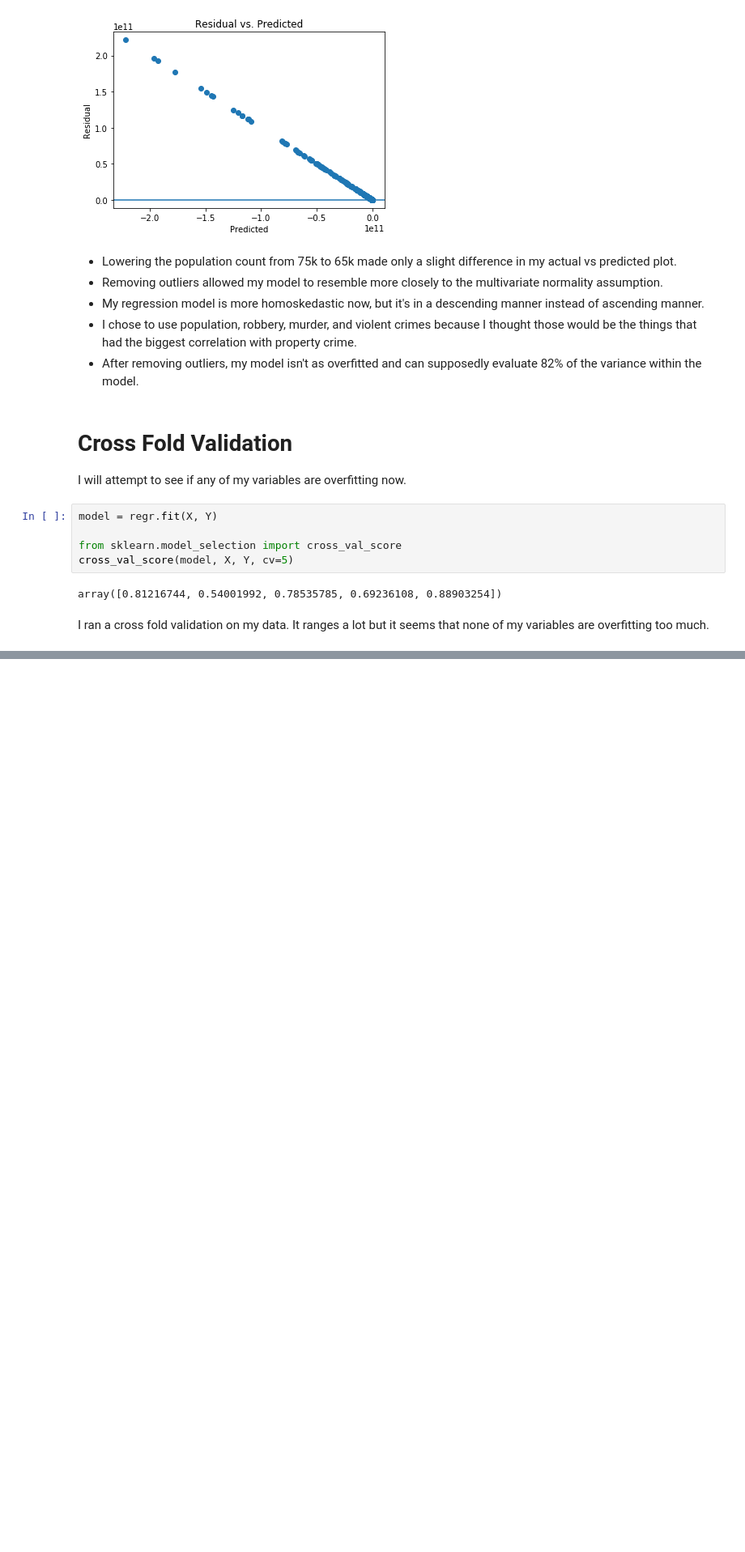
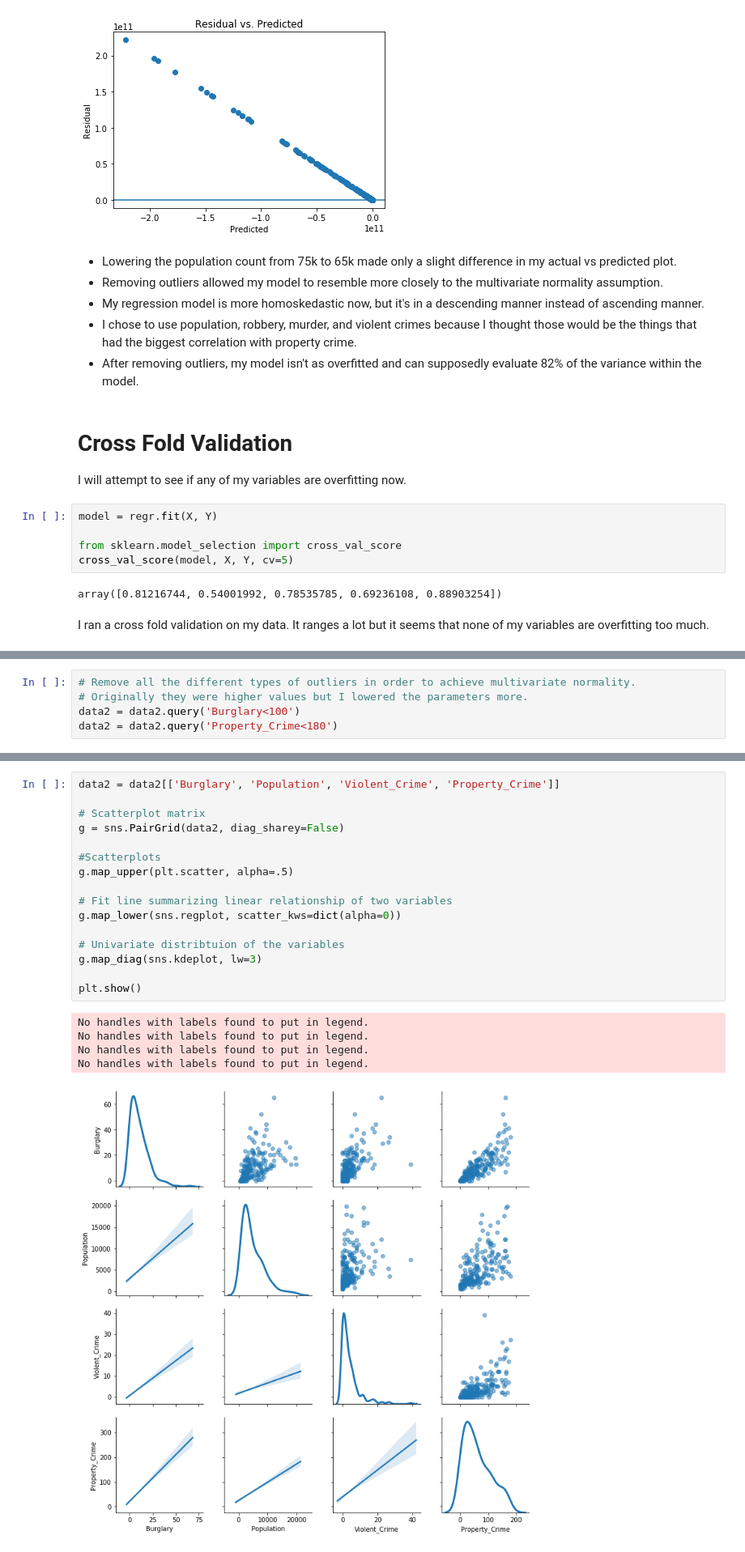
Before and after one commit to lamkg/Thinkful-, a Jupyter notebook: U2 L4 P4 Challenge Regression Model .ipynb, the cells around one changed output, grey strips where cells are left out. Shown at 81% size. Cells and saved outputs as stored; diff of their text form; blank space fills up the shorter version.

```diff
--- a/U2 L4 P4 Challenge Regression Model .ipynb
+++ b/U2 L4 P4 Challenge Regression Model .ipynb
@@ -246,0 +332,5 @@ I ran a cross fold validation on my data. It ranges a lot but it seems that none
+# %%
+# Remove all the different types of outliers in order to achieve multivariate normality.
+# Originally they were higher values but I lowered the parameters more.
+data2 = data2.query('Burglary<100')
+data2 = data2.query('Property_Crime<180')
@@ -246,0 +349,22 @@ I ran a cross fold validation on my data. It ranges a lot but it seems that none
+# %%
+data2 = data2[['Burglary', 'Population', 'Violent_Crime', 'Property_Crime']]
+
+# Scatterplot matrix
+g = sns.PairGrid(data2, diag_sharey=False)
+
+#Scatterplots
+g.map_upper(plt.scatter, alpha=.5)
+
+# Fit line summarizing linear relationship of two variables
+g.map_lower(sns.regplot, scatter_kws=dict(alpha=0))
+
+# Univariate distribtuion of the variables
+g.map_diag(sns.kdeplot, lw=3)
+
+plt.show()
+# %% [output]
+No handles with labels found to put in legend.
+No handles with labels found to put in legend.
+No handles with labels found to put in legend.
+No handles with labels found to put in legend.
+[figure, added]
```
Also changed, not shown: parts of 29 cells of this notebook.
